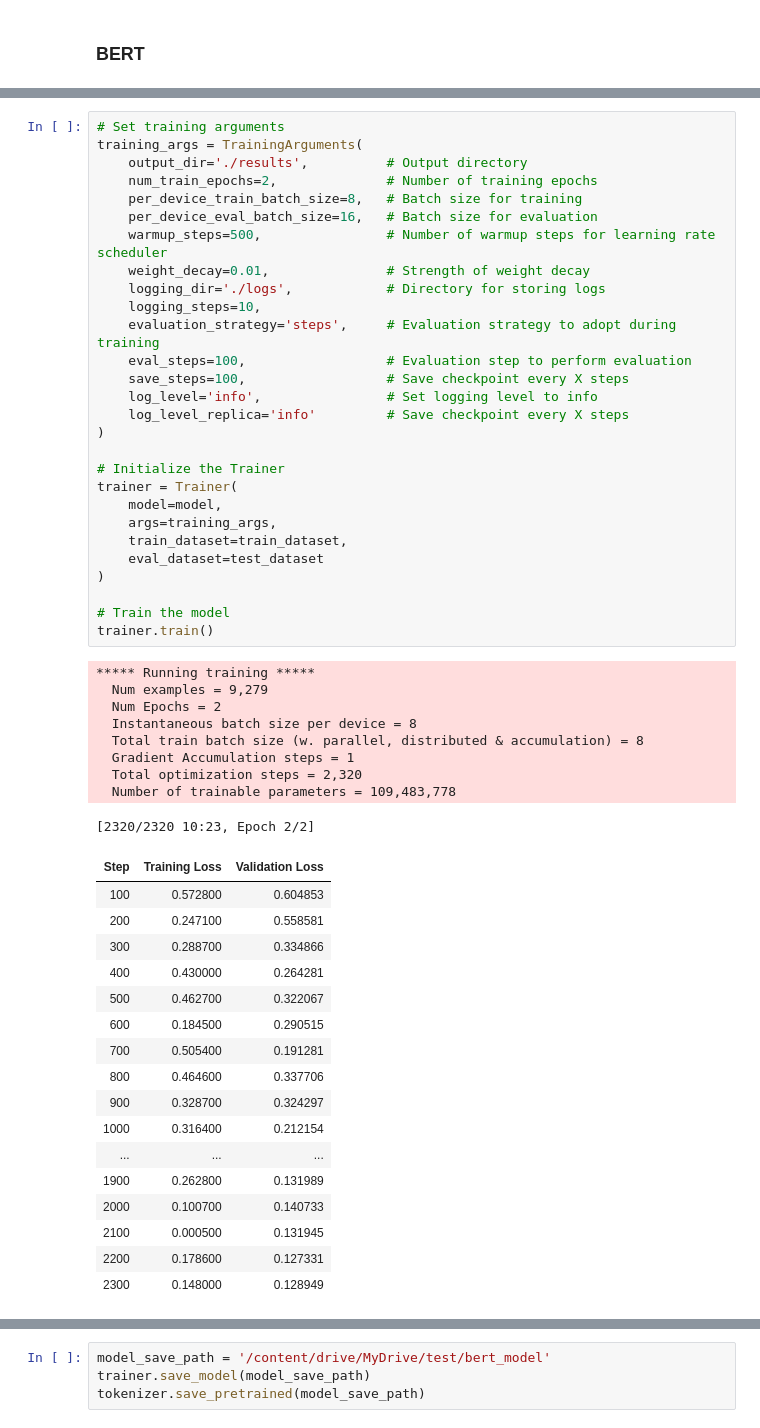
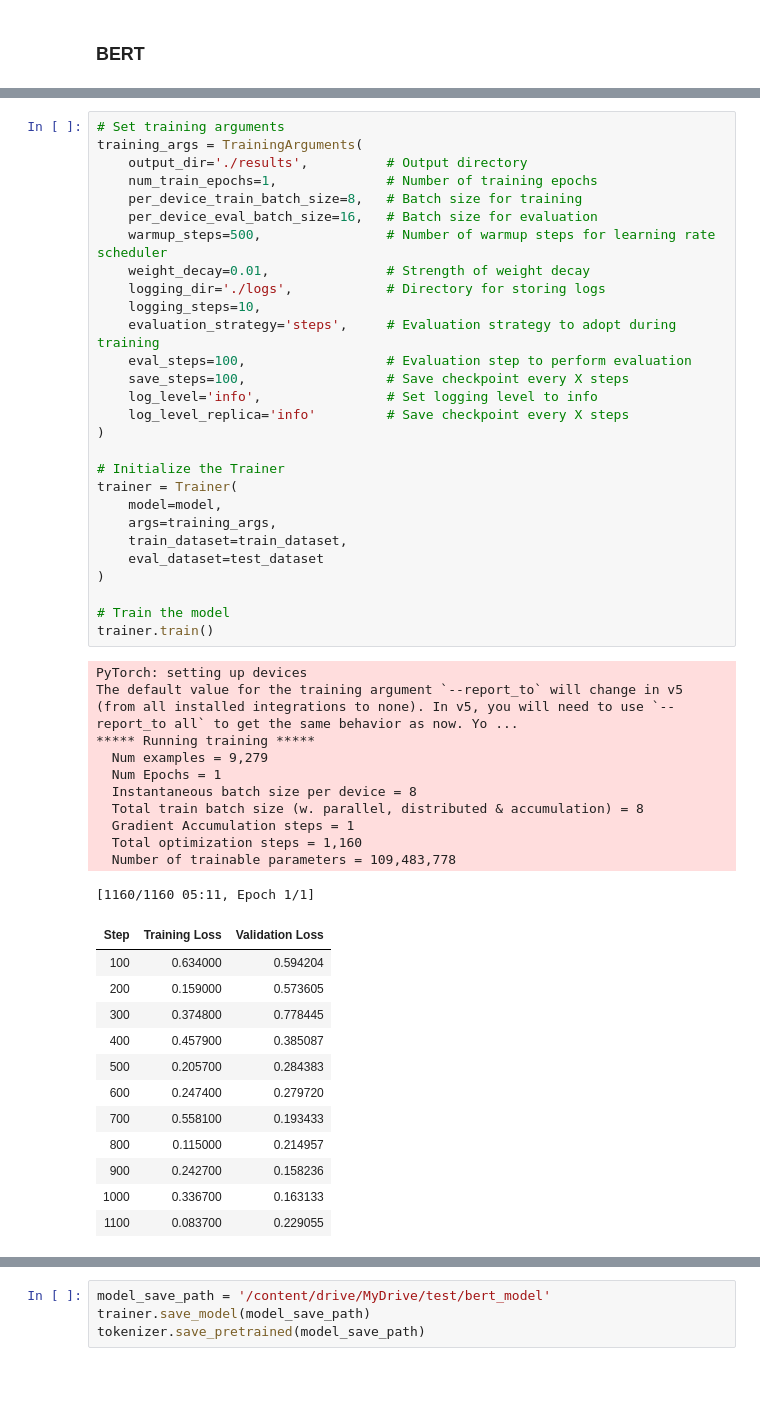
Before and after one commit to meric2/Turkish-AI-Generated-Content-Detection, a Jupyter notebook: TuringBench.ipynb, the cells around one changed output, grey strips where cells are left out. Cells and saved outputs as stored; diff of their text form; blank space fills up the shorter version.

```diff
--- a/TuringBench.ipynb
+++ b/TuringBench.ipynb
@@ -107,57 +279,54 @@ You should probably TRAIN this model on a down-stream task to be able to use it
 # Set training arguments
 training_args = TrainingArguments(
     output_dir='./results',          # Output directory
-    num_train_epochs=2,              # Number of training epochs
+    num_train_epochs=1,              # Number of training epochs
     per_device_train_batch_size=8,   # Batch size for training
     per_device_eval_batch_size=16,   # Batch size for evaluation
     warmup_steps=500,                # Number of warmup steps for learning rate scheduler
     weight_decay=0.01,               # Strength of weight decay
     logging_dir='./logs',            # Directory for storing logs
     logging_steps=10,
     evaluation_strategy='steps',     # Evaluation strategy to adopt during training
     eval_steps=100,                  # Evaluation step to perform evaluation
     save_steps=100,                  # Save checkpoint every X steps
     log_level='info',                # Set logging level to info
     log_level_replica='info'         # Save checkpoint every X steps
 )
 
 # Initialize the Trainer
 trainer = Trainer(
     model=model,
     args=training_args,
     train_dataset=train_dataset,
     eval_dataset=test_dataset
 )
 
 # Train the model
 trainer.train()
 # %% [output]
+PyTorch: setting up devices
+The default value for the training argument `--report_to` will change in v5 (from all installed integrations to none). In v5, you will need to use `--report_to all` to get the same behavior as now. Yo ...
 ***** Running training *****
   Num examples = 9,279
-  Num Epochs = 2
+  Num Epochs = 1
   Instantaneous batch size per device = 8
   Total train batch size (w. parallel, distributed & accumulation) = 8
   Gradient Accumulation steps = 1
-  Total optimization steps = 2,320
+  Total optimization steps = 1,160
   Number of trainable parameters = 109,483,778
-[2320/2320 10:23, Epoch 2/2]
+[1160/1160 05:11, Epoch 1/1]
 | Step | Training Loss | Validation Loss |
-| 100 | 0.572800 | 0.604853 |
-| 200 | 0.247100 | 0.558581 |
-| 300 | 0.288700 | 0.334866 |
-| 400 | 0.430000 | 0.264281 |
-| 500 | 0.462700 | 0.322067 |
-| 600 | 0.184500 | 0.290515 |
-| 700 | 0.505400 | 0.191281 |
-| 800 | 0.464600 | 0.337706 |
-| 900 | 0.328700 | 0.324297 |
-| 1000 | 0.316400 | 0.212154 |
-| ... | ... | ... |
-| 1900 | 0.262800 | 0.131989 |
-| 2000 | 0.100700 | 0.140733 |
-| 2100 | 0.000500 | 0.131945 |
-| 2200 | 0.178600 | 0.127331 |
-| 2300 | 0.148000 | 0.128949 |
+| 100 | 0.634000 | 0.594204 |
+| 200 | 0.159000 | 0.573605 |
+| 300 | 0.374800 | 0.778445 |
+| 400 | 0.457900 | 0.385087 |
+| 500 | 0.205700 | 0.284383 |
+| 600 | 0.247400 | 0.279720 |
+| 700 | 0.558100 | 0.193433 |
+| 800 | 0.115000 | 0.214957 |
+| 900 | 0.242700 | 0.158236 |
+| 1000 | 0.336700 | 0.163133 |
+| 1100 | 0.083700 | 0.229055 |
 ***** Running Evaluation *****
   Num examples = 2320
   Batch size = 16
```
Also changed, not shown: parts of 12 cells of this notebook, 1 other file.
